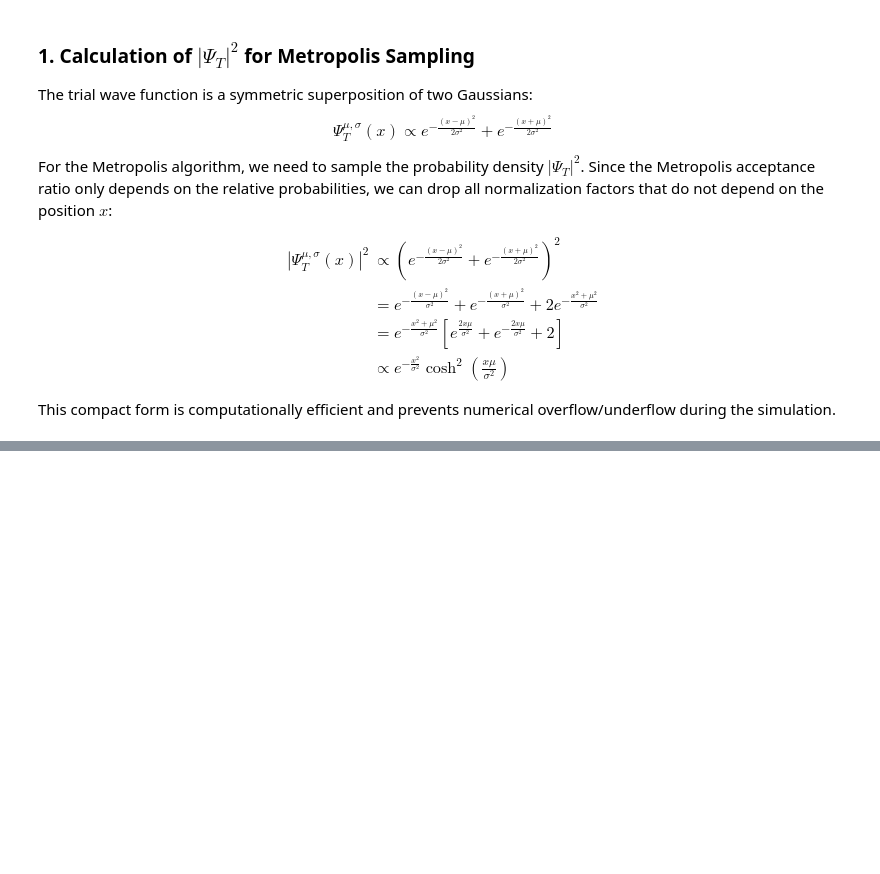
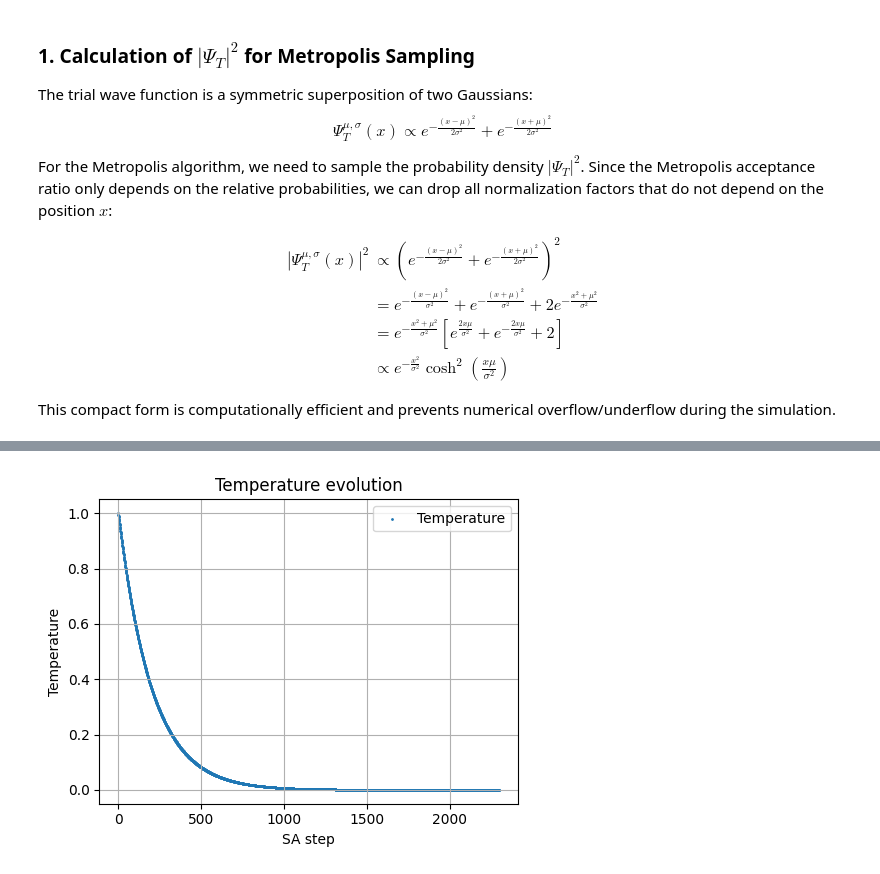
Before and after one commit to giuliagogna/NumericalSimulationLaboratory, a Jupyter notebook: Lab08/analysis8.ipynb, the cells around one changed output, grey strips where cells are left out. Drawn from its saved outputs; the diff is of its cells as text; code cells hidden in the pictures; blank space fills up the shorter version.

```diff
--- a/Lab08/analysis8.ipynb
+++ b/Lab08/analysis8.ipynb
@@ -75,0 +116,12 @@ SA_step, temperature, mu, sigma = np.loadtxt("outputs/mu_sigma.dat", unpack=True
+# %%
+plt.figure(figsize=(5, 4))
+plt.scatter(SA_step, temperature, marker='o', s=1, label="Temperature")
+plt.xlabel("SA step")
+plt.ylabel("Temperature")
+plt.title("Temperature evolution")
+plt.grid(True)
+plt.legend()
+plt.tight_layout()
+plt.show()
+# %% [output]
+[figure, added]
```
Also changed, not shown: parts of 19 cells of this notebook, 5 other files.
